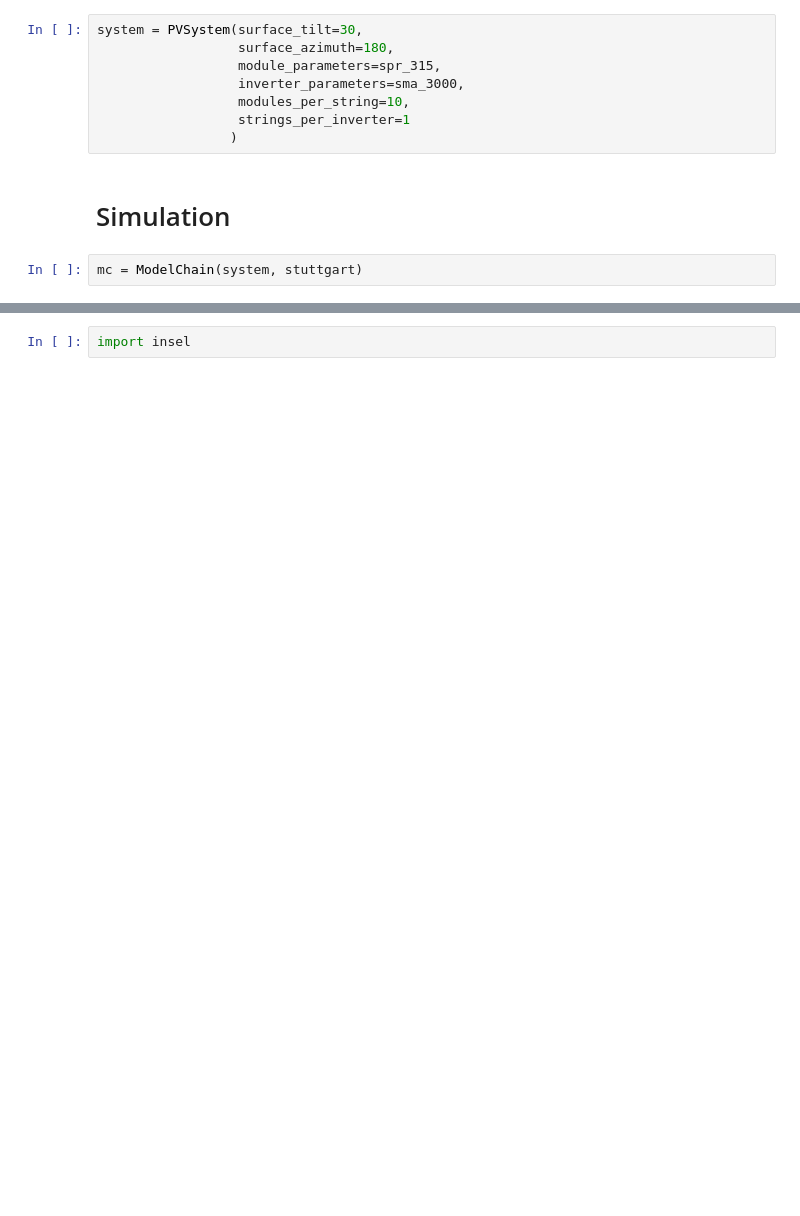
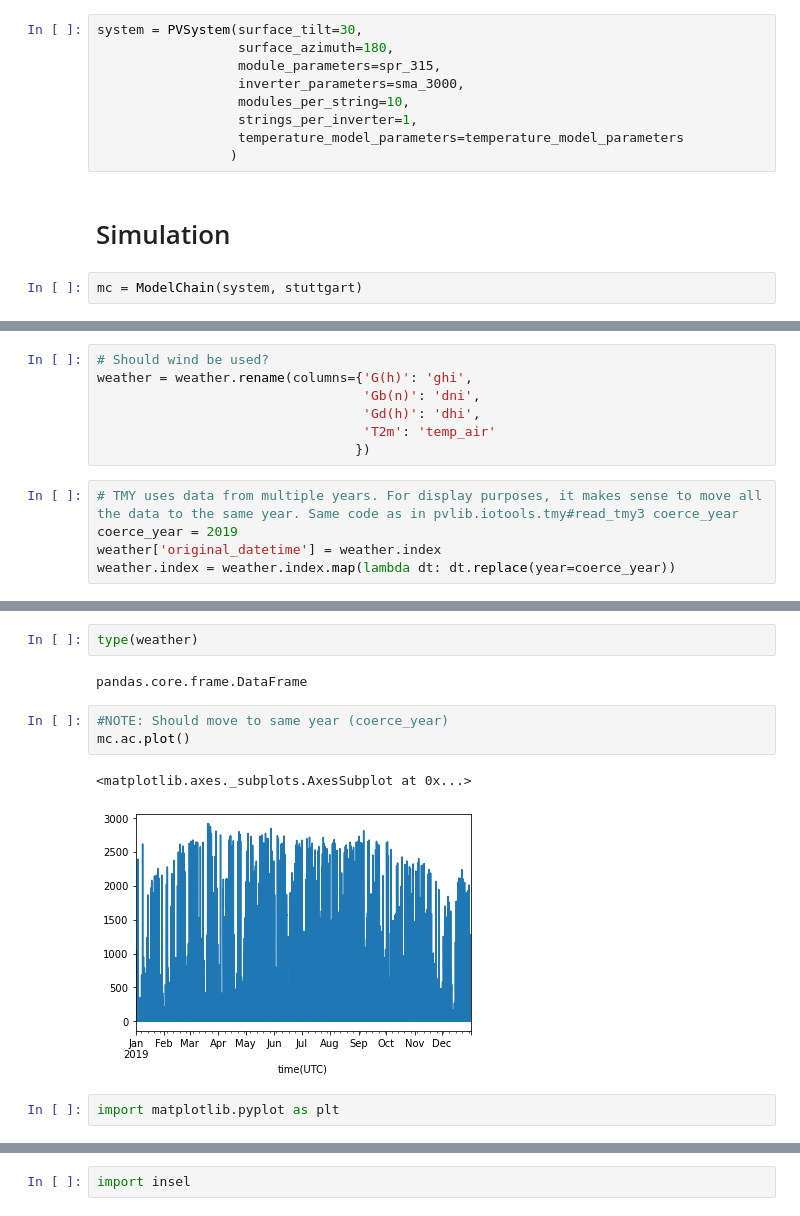
Before and after one commit to EricDuminil/inselpy, a Jupyter notebook: PVLib Example.ipynb, the cells around one changed output, grey strips where cells are left out. Cells and saved outputs as stored; diff of their text form; blank space fills up the shorter version.

```diff
--- a/PVLib Example.ipynb
+++ b/PVLib Example.ipynb
@@ -32,7 +35,8 @@ system = PVSystem(surface_tilt=30,
                   module_parameters=spr_315,
                   inverter_parameters=sma_3000,
                   modules_per_string=10,
-                  strings_per_inverter=1
+                  strings_per_inverter=1,
+                  temperature_model_parameters=temperature_model_parameters
                  )
 # %% [markdown]
 # Simulation
@@ -54,0 +74,12 @@ weather
+# %%
+# Should wind be used?
+weather = weather.rename(columns={'G(h)': 'ghi',
+                                  'Gb(n)': 'dni',
+                                  'Gd(h)': 'dhi',
+                                  'T2m': 'temp_air'
+                                 })
+# %%
+# TMY uses data from multiple years. For display purposes, it makes sense to move all the data to the same year. Same code as in pvlib.iotools.tmy#read_tmy3 coerce_year
+coerce_year = 2019
+weather['original_datetime'] = weather.index
+weather.index = weather.index.map(lambda dt: dt.replace(year=coerce_year))
@@ -76,0 +120,12 @@ dtype: float64
+# %%
+type(weather)
+# %% [output]
+pandas.core.frame.DataFrame
+# %%
+#NOTE: Should move to same year (coerce_year)
+mc.ac.plot()
+# %% [output]
+<matplotlib.axes._subplots.AxesSubplot at 0x...>
+[figure, added]
+# %%
+import matplotlib.pyplot as plt
```
Also changed, not shown: parts of 32 cells of this notebook, 2 other files.
